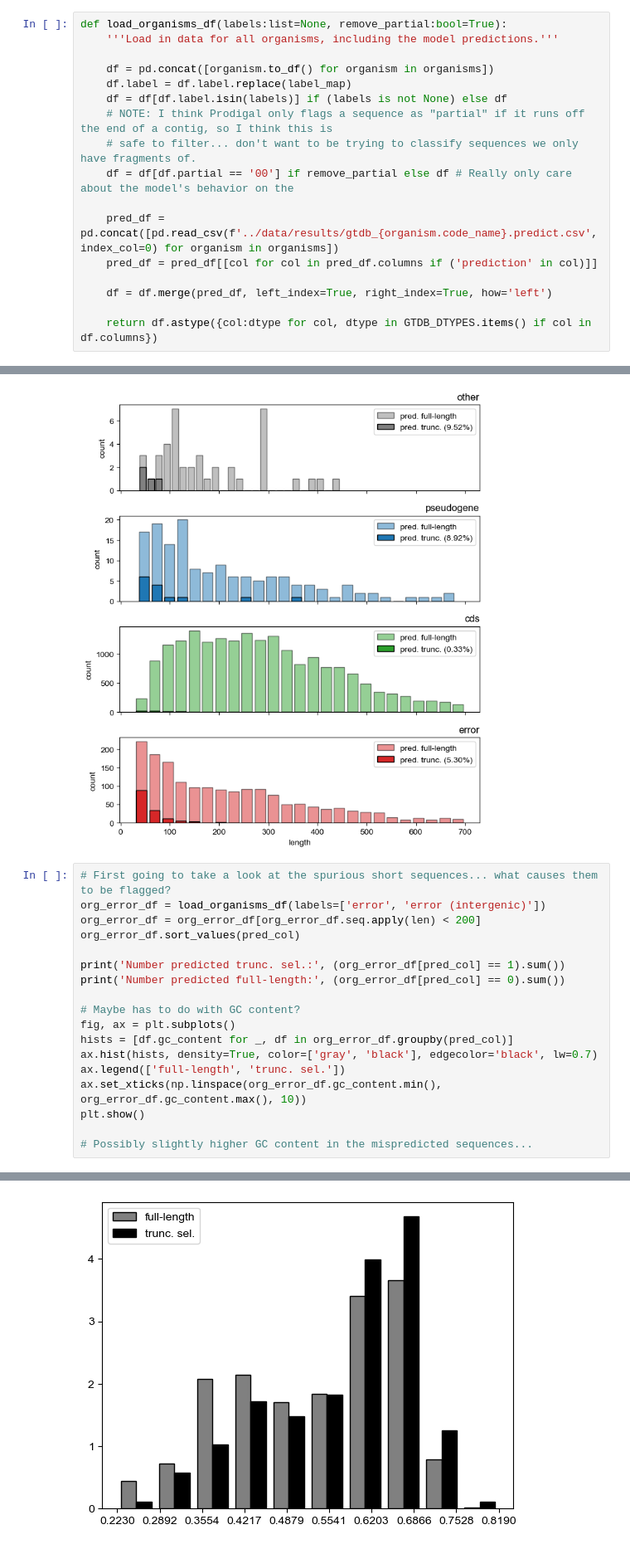
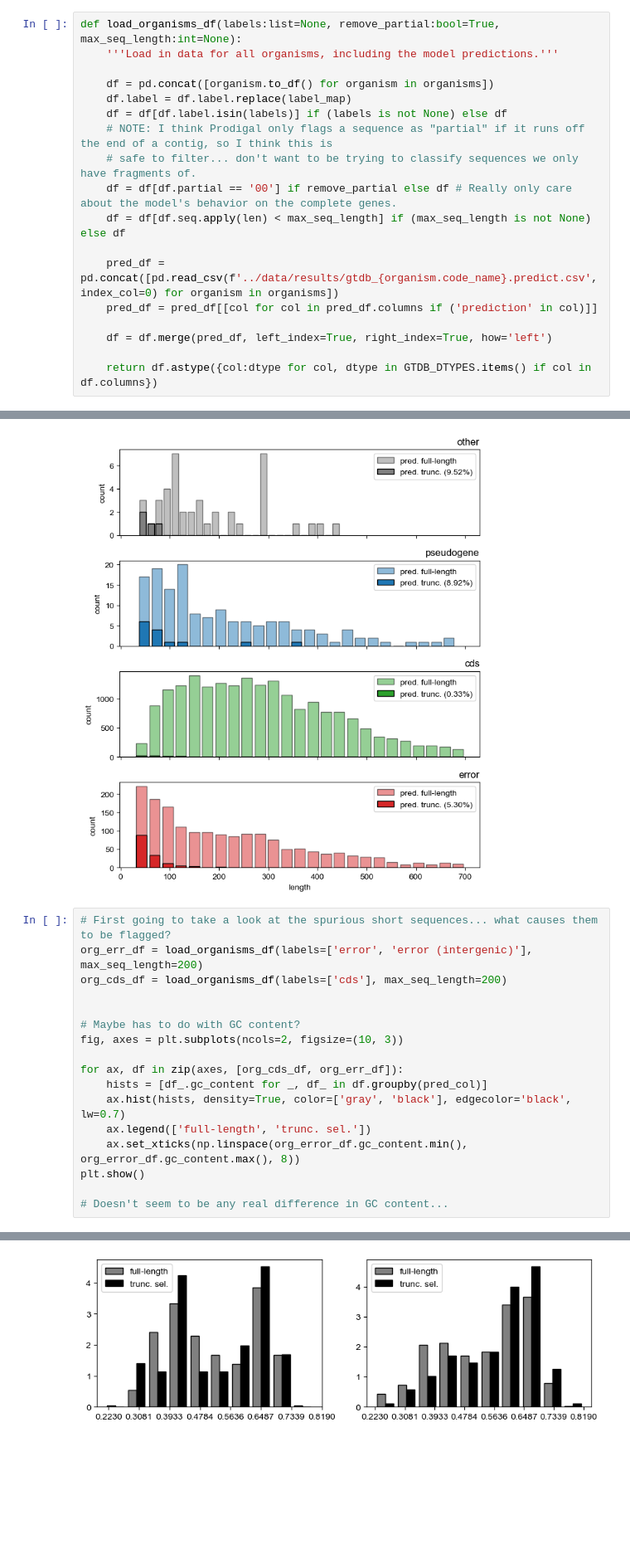
Before and after one commit to pipparichter/selenobot, a Jupyter notebook: notebooks/model-orgs-2c.ipynb, the cells around one changed output, grey strips where cells are left out. Shown at 83% size. Cells and saved outputs as stored; diff of their text form; blank space fills up the shorter version.

```diff
--- a/notebooks/model-orgs-2c.ipynb
+++ b/notebooks/model-orgs-2c.ipynb
@@ -70,7 +70,7 @@ else:
 | id |  |  |  |  |  |  |  |  |  | ... |
 | NZ_LN831024.1_1 | 1 | 1545 | 1 | 1_1 | 10 | Edge | None | None | 0.626 | ... |
 # %%
-def load_organisms_df(labels:list=None, remove_partial:bool=True):
+def load_organisms_df(labels:list=None, remove_partial:bool=True, max_seq_length:int=None):
     '''Load in data for all organisms, including the model predictions.'''
 
     df = pd.concat([organism.to_df() for organism in organisms])
@@ -78,7 +78,8 @@ def load_organisms_df(labels:list=None, remove_partial:bool=True):
     df = df[df.label.isin(labels)] if (labels is not None) else df
     # NOTE: I think Prodigal only flags a sequence as "partial" if it runs off the end of a contig, so I think this is
     # safe to filter... don't want to be trying to classify sequences we only have fragments of.
-    df = df[df.partial == '00'] if remove_partial else df # Really only care about the model's behavior on the
+    df = df[df.partial == '00'] if remove_partial else df # Really only care about the model's behavior on the complete genes.
+    df = df[df.seq.apply(len) < max_seq_length] if (max_seq_length is not None) else df
 
     pred_df = pd.concat([pd.read_csv(f'../data/results/gtdb_{organism.code_name}.predict.csv', index_col=0) for organism in organisms])
     pred_df = pred_df[[col for col in pred_df.columns if ('prediction' in col)]]
@@ -231,20 +232,19 @@ plt.show()
 [figure]
 # %%
 # First going to take a look at the spurious short sequences... what causes them to be flagged?
-org_error_df = load_organisms_df(labels=['error', 'error (intergenic)'])
-org_error_df = org_error_df[org_error_df.seq.apply(len) < 200]
-org_error_df.sort_values(pred_col)
+org_err_df = load_organisms_df(labels=['error', 'error (intergenic)'], max_seq_length=200)
+org_cds_df = load_organisms_df(labels=['cds'], max_seq_length=200)
 
-print('Number predicted trunc. sel.:', (org_error_df[pred_col] == 1).sum())
-print('Number predicted full-length:', (org_error_df[pred_col] == 0).sum())
 
 # Maybe has to do with GC content?
-fig, ax = plt.subplots()
-hists = [df.gc_content for _, df in org_error_df.groupby(pred_col)]
-ax.hist(hists, density=True, color=['gray', 'black'], edgecolor='black', lw=0.7)
-ax.legend(['full-length', 'trunc. sel.'])
-ax.set_xticks(np.linspace(org_error_df.gc_content.min(), org_error_df.gc_content.max(), 10))
+fig, axes = plt.subplots(ncols=2, figsize=(10, 3))
+
+for ax, df in zip(axes, [org_cds_df, org_err_df]):
+    hists = [df_.gc_content for _, df_ in df.groupby(pred_col)]
+    ax.hist(hists, density=True, color=['gray', 'black'], edgecolor='black', lw=0.7)
+    ax.legend(['full-length', 'trunc. sel.'])
+    ax.set_xticks(np.linspace(org_error_df.gc_content.min(), org_error_df.gc_content.max(), 8))
 plt.show()
 
-# Possibly slightly higher GC content in the mispredicted sequences...
+# Doesn't seem to be any real difference in GC content...
 # %% [output]
@@ -253 +251 @@ Number predicted full-length: 769
-[figure, old version]
+[figure, new version]
```
Also changed, not shown: parts of 5 cells of this notebook, 7 other files.
